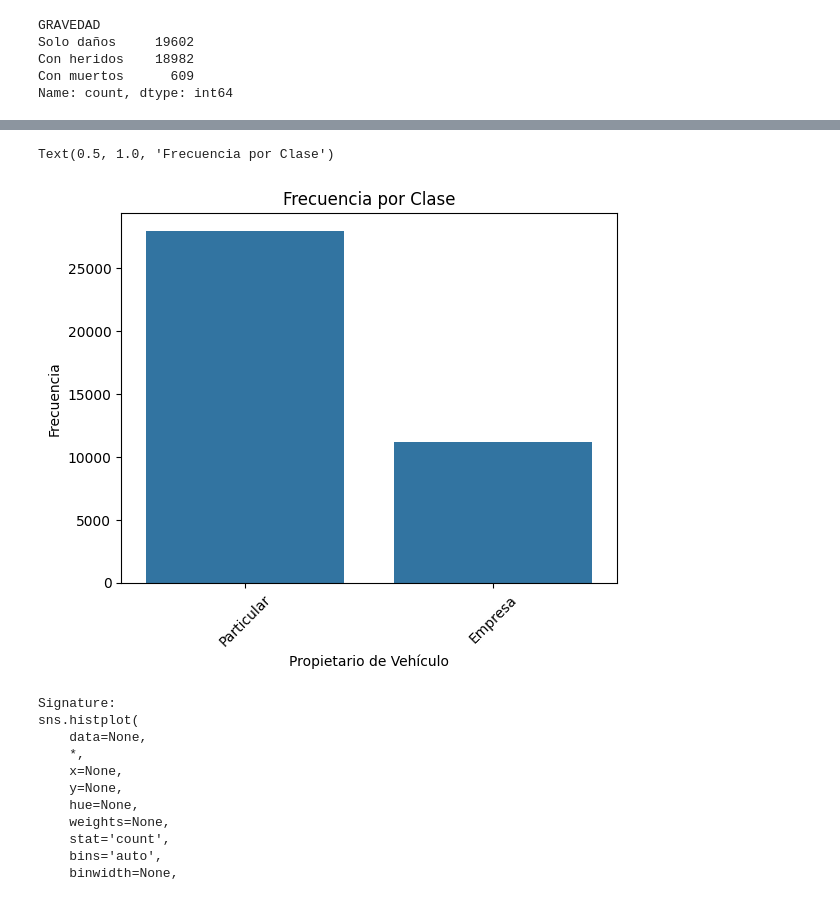
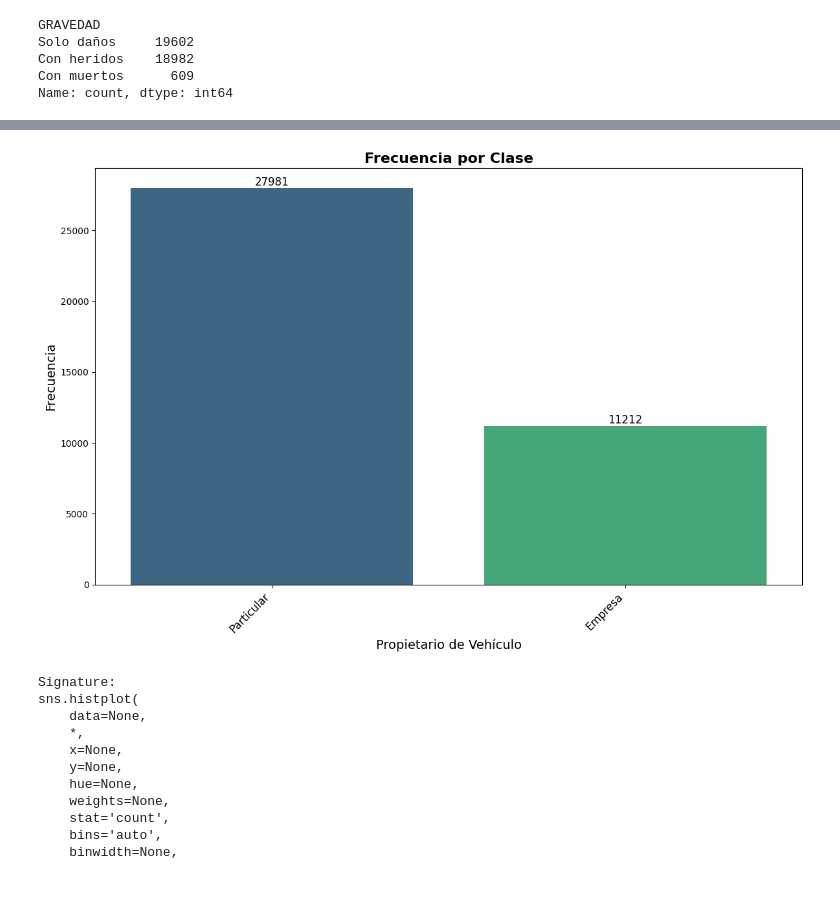
Before and after one commit to Akelarre1/BitRepo, a Jupyter notebook: Act2.ipynb, the cells around one changed output, grey strips where cells are left out. Saved outputs shown, nothing was run; the diff lists cells and outputs as text; code cells hidden in the pictures.

```diff
--- a/Act2.ipynb
+++ b/Act2.ipynb
@@ -43,6 +29,7 @@ numpy 2.0.1
 # %%
 #devuelve un DataFrame de pandas (leer datos)
-A=pd.read_csv(path+ '\\' +filename,sep=',', encoding='utf-8')
+#A=pd.read_csv(path+ '\\' +filename,sep=',', encoding='utf-8')
+A=pd.read_csv(os.path.join(path,filename),sep=',', encoding='utf-8')
 A
 # %% [output]
 |  | ORDEN | FECHA | AÑO | MES | DÍA | GRAVEDAD | PEATON | AUTOMOVIL | CAMPERO | CAMIONETA | ... |
@@ -165,14 +175,24 @@ plt.subplots_adjust(left=0.1, right=1.5, bottom=0.1, top=0.9, wspace=0.4, hspace
 # %%
-x=A['Propietario de Vehículo'].value_counts().index
-y=A['Propietario de Vehículo'].value_counts().values
-sns.barplot(x=x, y=y)
-plt.xticks(rotation=45)
-plt.xlabel('Propietario de Vehículo')
-plt.ylabel('Frecuencia')
-plt.title('Frecuencia por Clase')
+x = A['Propietario de Vehículo'].value_counts().index
+y = A['Propietario de Vehículo'].value_counts().values
+
+plt.figure(figsize=(12, 8))
+sns.barplot(x=x, y=y, palette='viridis')
+
+for i, value in enumerate(y):
+    plt.text(i, value, f'{value}', ha='center', va='bottom', fontsize=12, color='black')
+
+plt.xlabel('Propietario de Vehículo', fontsize=14)
+plt.ylabel('Frecuencia', fontsize=14)
+plt.title('Frecuencia por Clase', fontsize=16, weight='bold')
+
+plt.xticks(rotation=45, ha='right', fontsize=12)
+
+plt.tight_layout()
+
+plt.show()
 # %% [output]
-Text(0.5, 1.0, 'Frecuencia por Clase')
-[figure, old version]
+[figure, new version]
 # %%
 sns.histplot?
 # %% [output]
```
Also changed, not shown: parts of 10 cells of this notebook.
